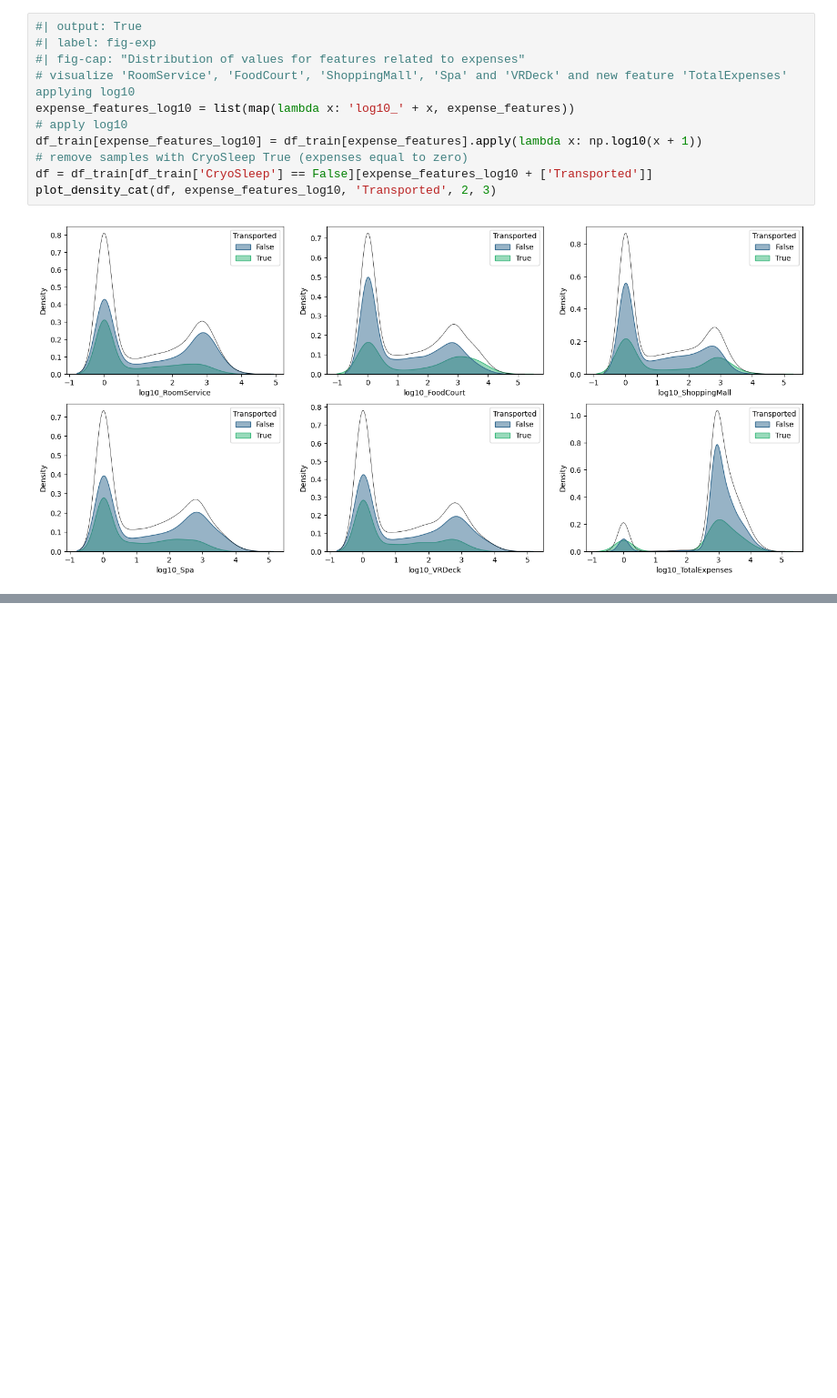
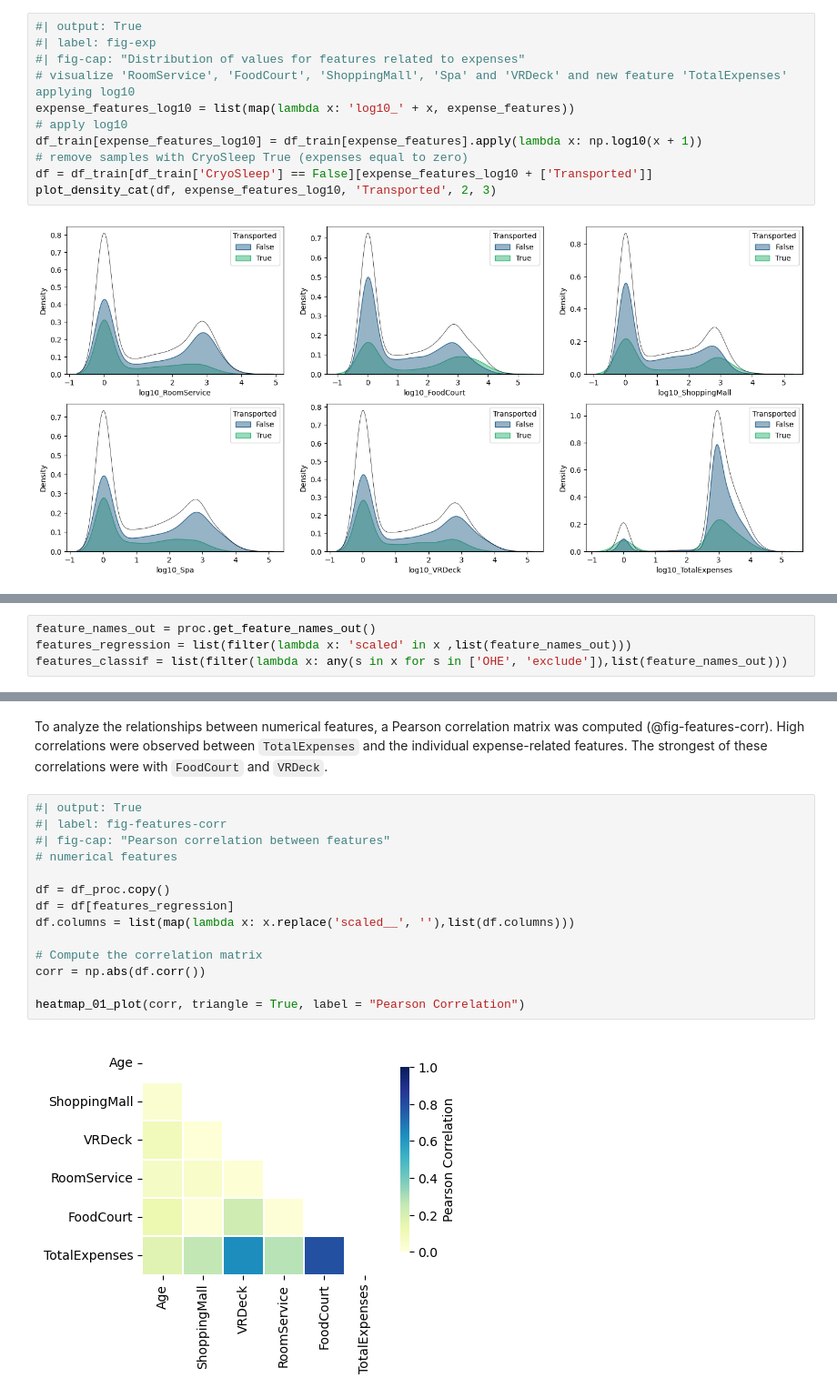
Before and after one commit to mapardo-lab/spaceshipTitanic, a Jupyter notebook: notebooks/spaceshipTitanic.ipynb, the cells around one changed output, grey strips where cells are left out. Shown at 91% size. Drawn from its saved outputs; the diff is of its cells as text; blank space fills up the shorter version.

```diff
--- a/notebooks/spaceshipTitanic.ipynb
+++ b/notebooks/spaceshipTitanic.ipynb
@@ -469,0 +339,4 @@ Based on the observed data patterns, variables 'CryoSleep' and 'Age' can be conf
+# %%
+feature_names_out = proc.get_feature_names_out()
+features_regression = list(filter(lambda x: 'scaled' in x ,list(feature_names_out)))
+features_classif = list(filter(lambda x: any(s in x for s in ['OHE', 'exclude']),list(feature_names_out)))
@@ -469,0 +355,18 @@ Based on the observed data patterns, variables 'CryoSleep' and 'Age' can be conf
+# %% [markdown]
+To analyze the relationships between numerical features, a Pearson correlation matrix was computed (@fig-features-corr). High correlations were observed between `TotalExpenses` and the individual expense-related features. The strongest of these correlations were with `FoodCourt` and `VRDeck`.
+# %%
+#| output: True
+#| label: fig-features-corr
+#| fig-cap: "Pearson correlation between features"
+# numerical features
+
+df = df_proc.copy()
+df = df[features_regression]
+df.columns = list(map(lambda x: x.replace('scaled__', ''),list(df.columns)))
+
+# Compute the correlation matrix
+corr = np.abs(df.corr())
+
+heatmap_01_plot(corr, triangle = True, label = "Pearson Correlation")
+# %% [output]
+[figure, added]
```
Also changed, not shown: parts of 38 cells of this notebook, 11 other files.
